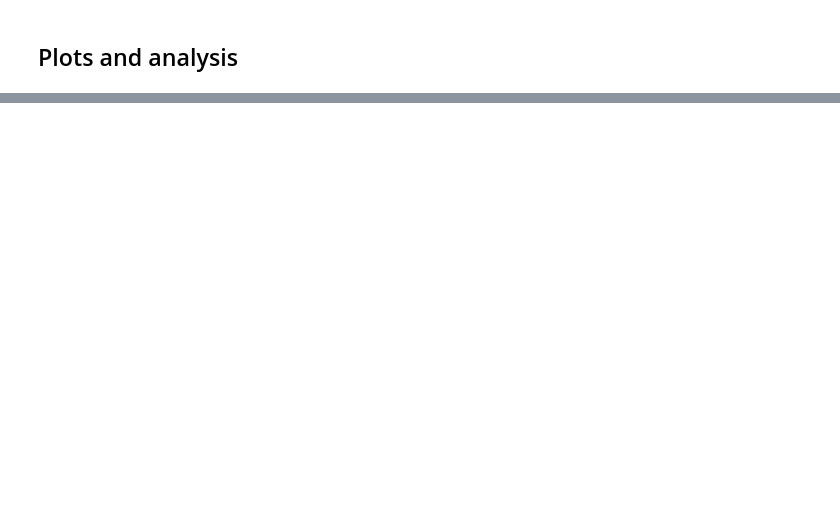
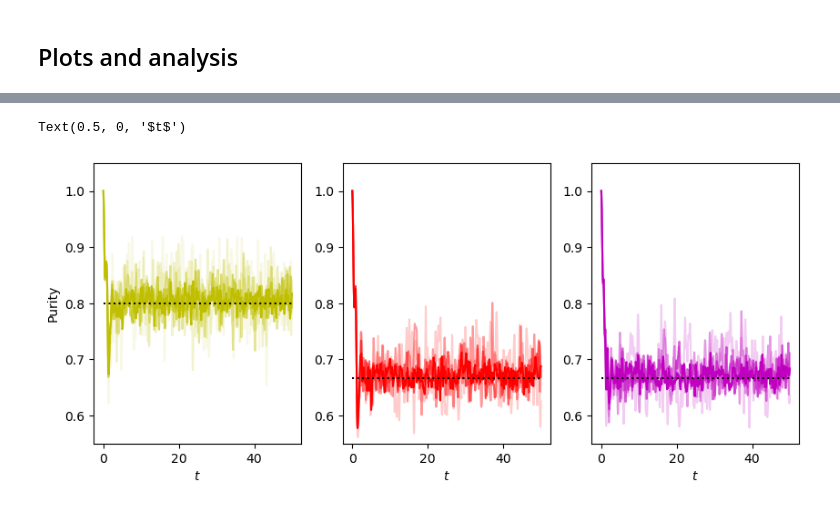
Before and after one commit to DaanTimmers/Summer_23, a Jupyter notebook: Projected_mixed.ipynb, the cells around one changed output, grey strips where cells are left out. Saved outputs shown, nothing was run; the diff lists cells and outputs as text; code cells hidden in the pictures; blank space fills up the shorter version.

```diff
--- a/Projected_mixed.ipynb
+++ b/Projected_mixed.ipynb
@@ -497,6 +496,0 @@ np.savez('Purity_timeseries',
-# %%
-U = unitary_group.rvs(4)
-print(U)
-
-Psi0 = Psi_initial(4)
-print(Psi0)
@@ -515,7 +505,7 @@ print(Psi0)
 
 purity_11 = 0
 
-for i in range(100):
+for i in range(100000):
     Psi0 = Psi_initial(2)
     U = unitary_group.rvs(4)
     Psi = U @ Psi0
@@ -524,12 +514,12 @@ for i in range(100):
 
     purity_11 += np.trace(rhoA @ rhoA)
 
-purity_11 /= 100
+purity_11 /= 100000
 
 purity_12 = 0
 purity_21 = 0
 
-for i in range(100):
+for i in range(100000):
     Psi0 = Psi_initial(3)
     U = unitary_group.rvs(8)
     Psi = U @ Psi0
@@ -540,5 +530,9 @@ for i in range(100):
     rhoA = np.trace(np.outer(np.conjugate(Psi), Psi).reshape(4,2,4,2), axis1=1, axis2=3)
     purity_21 += np.trace(rhoA @ rhoA)
 
-purity_12 /= 100
-purity_21 /= 100
+purity_12 /= 100000
+purity_21 /= 100000
+
+print(purity_11)
+print(purity_12)
+print(purity_21)
@@ -554,0 +584,34 @@ plt.show()
+# %%
+fig, axes = plt.subplots(nrows=1,ncols=3,figsize=(10,4))
+
+axes[0].plot(purity_timeseries['times'], purity_timeseries['purities_114'], color='y', alpha=0.1)
+axes[0].plot(purity_timeseries['times'], purity_timeseries['purities_115'], color='y', alpha=0.2)
+axes[0].plot(purity_timeseries['times'], purity_timeseries['purities_116'], color='y', alpha=0.4)
+axes[0].plot(purity_timeseries['times'], purity_timeseries['purities_117'], color='y', alpha=0.6)
+axes[0].plot(purity_timeseries['times_short'], purity_timeseries['purities_118'], color='y', alpha=1)
+axes[0].plot(purity_timeseries['times'], [0.8 for i in range(len(purity_timeseries['times']))], color='k', linestyle='dotted')
+axes[0].set_ylim(0.55,1.05)
+axes[0].set_ylabel('Purity')
+axes[0].set_xlabel('$t$')
+#axes[0].set_xscale('log')
+
+axes[1].plot(purity_timeseries['times'], purity_timeseries['purities_124'], color='r', alpha=0.2)
+axes[1].plot(purity_timeseries['times'], purity_timeseries['purities_125'], color='r', alpha=0.4)
+axes[1].plot(purity_timeseries['times'], purity_timeseries['purities_126'], color='r', alpha=0.6)
+axes[1].plot(purity_timeseries['times_short'], purity_timeseries['purities_127'], color='r', alpha=1)
+axes[1].plot(purity_timeseries['times'], [2/3 for i in range(len(purity_timeseries['times']))], color='k', linestyle='dotted')
+axes[1].set_ylim(0.55,1.05)
+axes[1].set_xlabel('$t$')
+#axes[1].set_xscale('log')
+
+axes[2].plot(purity_timeseries['times'], purity_timeseries['purities_214'], color='m', alpha=0.2)
+axes[2].plot(purity_timeseries['times'], purity_timeseries['purities_215'], color='m', alpha=0.4)
+axes[2].plot(purity_timeseries['times'], purity_timeseries['purities_216'], color='m', alpha=0.6)
+axes[2].plot(purity_timeseries['times_short'], purity_timeseries['purities_217'], color='m', alpha=1)
+axes[2].plot(purity_timeseries['times'], [2/3 for i in range(len(purity_timeseries['times']))], color='k', linestyle='dotted')
+axes[2].set_ylim(0.55,1.05)
+axes[2].set_xlabel('$t$')
+#axes[2].set_xscale('log')
+# %% [output]
+Text(0.5, 0, '$t$')
+[figure, added]
```
Also changed, not shown: parts of 10 cells of this notebook, 1 other file.
